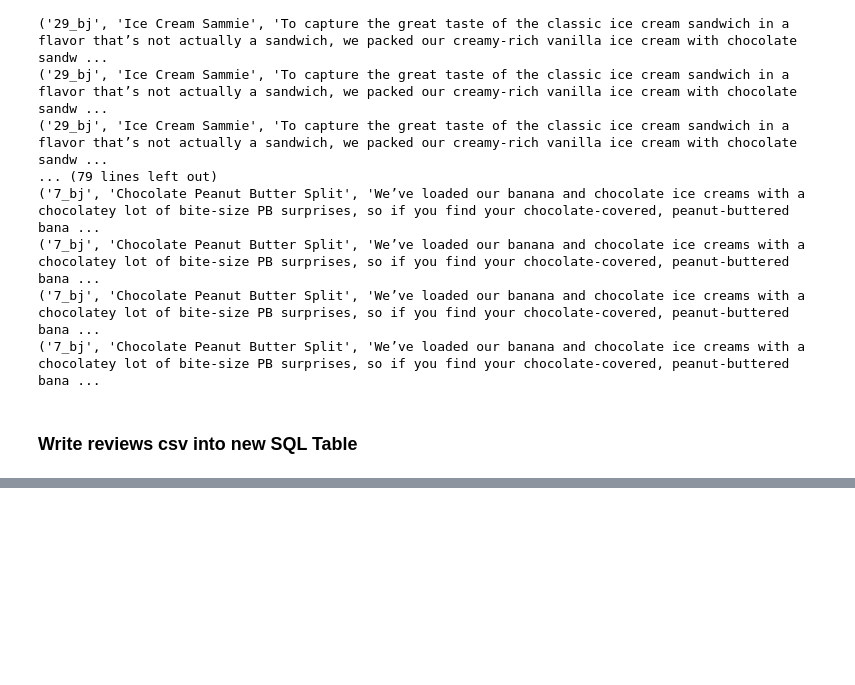
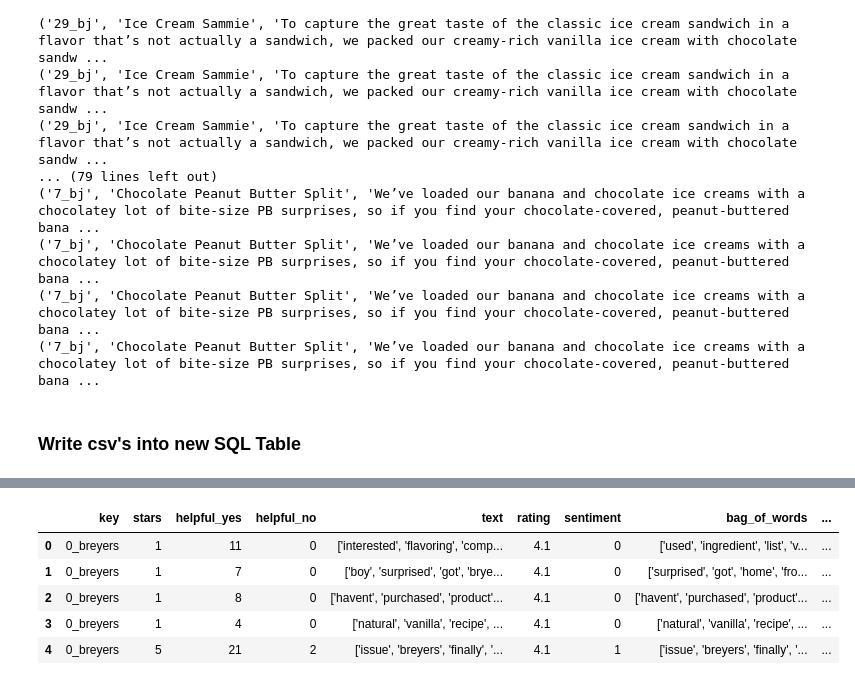
Before and after one commit to MaxThors/UW_final_project, a Jupyter notebook: SQLAlchemy.ipynb, the cells around one changed output, grey strips where cells are left out. Saved outputs shown, nothing was run; the diff lists cells and outputs as text; code cells hidden in the pictures; blank space fills up the shorter version.

Commit message:
Create tokenized_text table from ML noteboook

```diff
--- a/SQLAlchemy.ipynb
+++ b/SQLAlchemy.ipynb
@@ -95,5 +86,5 @@ for record in data:
 ('7_bj', 'Chocolate Peanut Butter Split', 'We’ve loaded our banana and chocolate ice creams with a chocolatey lot of bite-size PB surprises, so if you find your chocolate-covered, peanut-buttered bana ...
 ('7_bj', 'Chocolate Peanut Butter Split', 'We’ve loaded our banana and chocolate ice creams with a chocolatey lot of bite-size PB surprises, so if you find your chocolate-covered, peanut-buttered bana ...
 # %% [markdown]
-### Write reviews csv into new SQL Table
+### Write csv's into new SQL Table
 # %%
@@ -110 +103,12 @@ reviews_df.head()
 reviews_df.to_sql(name='reviews', con=engine, if_exists='replace')
+# %%
+# Create df for tokenized data
+nlp_df = pd.read_csv("Resources/tokenized_text_features.csv")
+nlp_df.head()
+# %% [output]
+|  | key | stars | helpful_yes | helpful_no | text | rating | sentiment | bag_of_words | ... |
+| 0 | 0_breyers | 1 | 11 | 0 | ['interested', 'flavoring', 'comp... | 4.1 | 0 | ['used', 'ingredient', 'list', 'v... | ... |
+| 1 | 0_breyers | 1 | 7 | 0 | ['boy', 'surprised', 'got', 'brye... | 4.1 | 0 | ['surprised', 'got', 'home', 'fro... | ... |
+| 2 | 0_breyers | 1 | 8 | 0 | ['havent', 'purchased', 'product'... | 4.1 | 0 | ['havent', 'purchased', 'product'... | ... |
+| 3 | 0_breyers | 1 | 4 | 0 | ['natural', 'vanilla', 'recipe', ... | 4.1 | 0 | ['natural', 'vanilla', 'recipe', ... | ... |
+| 4 | 0_breyers | 5 | 21 | 2 | ['issue', 'breyers', 'finally', '... | 4.1 | 1 | ['issue', 'breyers', 'finally', '... | ... |
```
Also changed, not shown: parts of 6 cells of this notebook, 3 other files.
